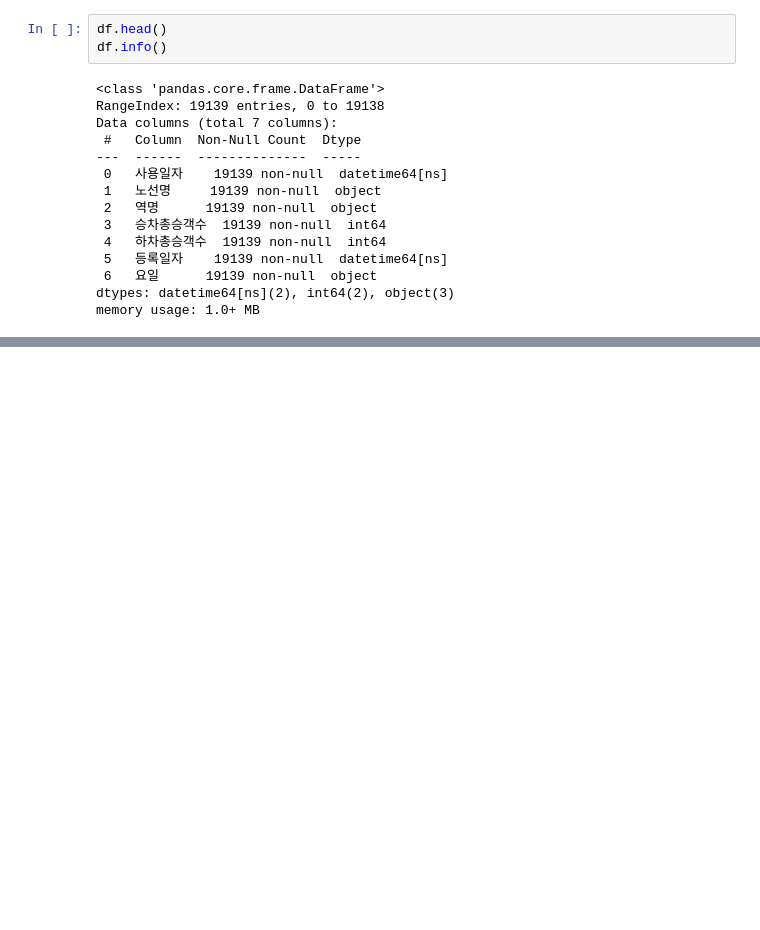
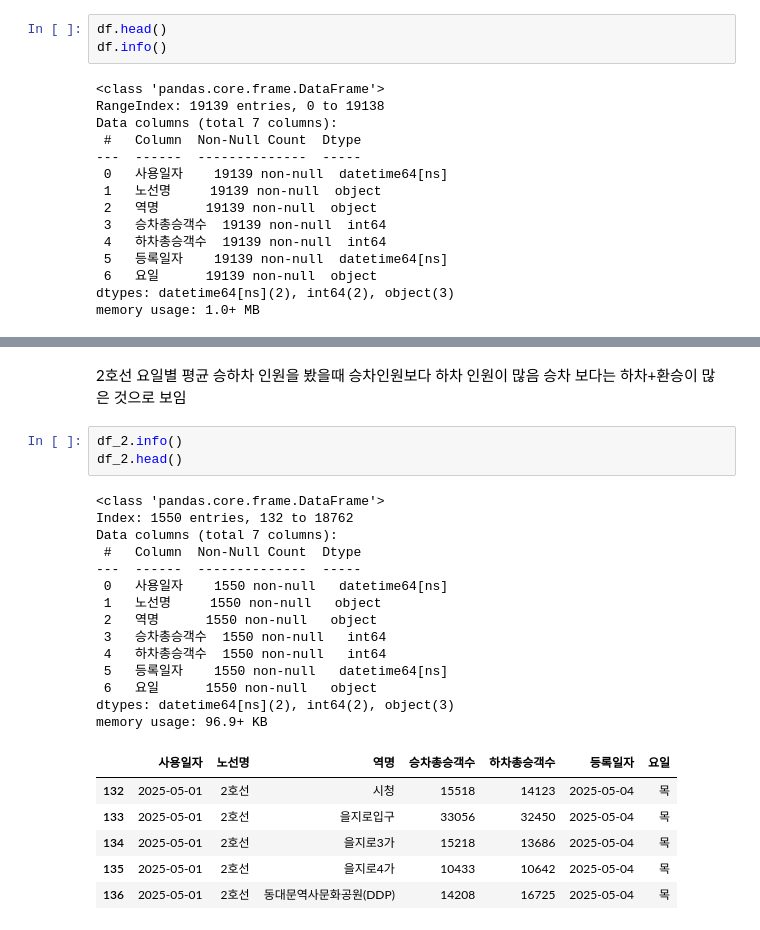
Before and after one commit to 2rlo0/hipython_rep, a Jupyter notebook: min_proj/지하철분석보고서.ipynb, the cells around one changed output, grey strips where cells are left out. Cells and saved outputs as stored; diff of their text form; blank space fills up the shorter version.

```diff
--- a/min_proj/지하철분석보고서.ipynb
+++ b/min_proj/지하철분석보고서.ipynb
@@ -200,0 +276,27 @@ weekday_mean = df.groupby('요일')[['승차총승객수', '하차총승객수']
+# %% [markdown]
+2호선 요일별 평균 승하차 인원을 봤을때 승차인원보다 하차 인원이 많음
+승차 보다는 하차+환승이 많은 것으로 보임
+# %%
+df_2.info()
+df_2.head()
+# %% [output]
+<class 'pandas.core.frame.DataFrame'>
+Index: 1550 entries, 132 to 18762
+Data columns (total 7 columns):
+ #   Column  Non-Null Count  Dtype
+---  ------  --------------  -----
+ 0   사용일자    1550 non-null   datetime64[ns]
+ 1   노선명     1550 non-null   object
+ 2   역명      1550 non-null   object
+ 3   승차총승객수  1550 non-null   int64
+ 4   하차총승객수  1550 non-null   int64
+ 5   등록일자    1550 non-null   datetime64[ns]
+ 6   요일      1550 non-null   object
+dtypes: datetime64[ns](2), int64(2), object(3)
+memory usage: 96.9+ KB
+|  | 사용일자 | 노선명 | 역명 | 승차총승객수 | 하차총승객수 | 등록일자 | 요일 |
+| 132 | 2025-05-01 | 2호선 | 시청 | 15518 | 14123 | 2025-05-04 | 목 |
+| 133 | 2025-05-01 | 2호선 | 을지로입구 | 33056 | 32450 | 2025-05-04 | 목 |
+| 134 | 2025-05-01 | 2호선 | 을지로3가 | 15218 | 13686 | 2025-05-04 | 목 |
+| 135 | 2025-05-01 | 2호선 | 을지로4가 | 10433 | 10642 | 2025-05-04 | 목 |
+| 136 | 2025-05-01 | 2호선 | 동대문역사문화공원(DDP) | 14208 | 16725 | 2025-05-04 | 목 |
```
Also changed, not shown: parts of 10 cells of this notebook.
